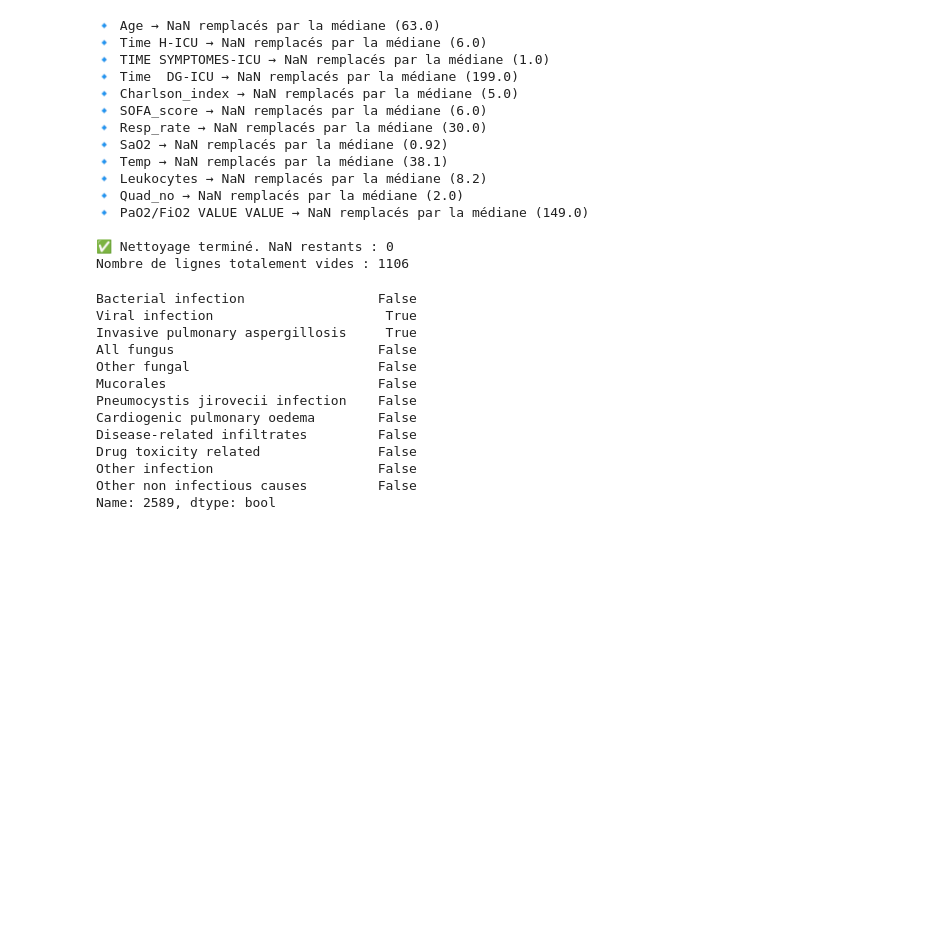
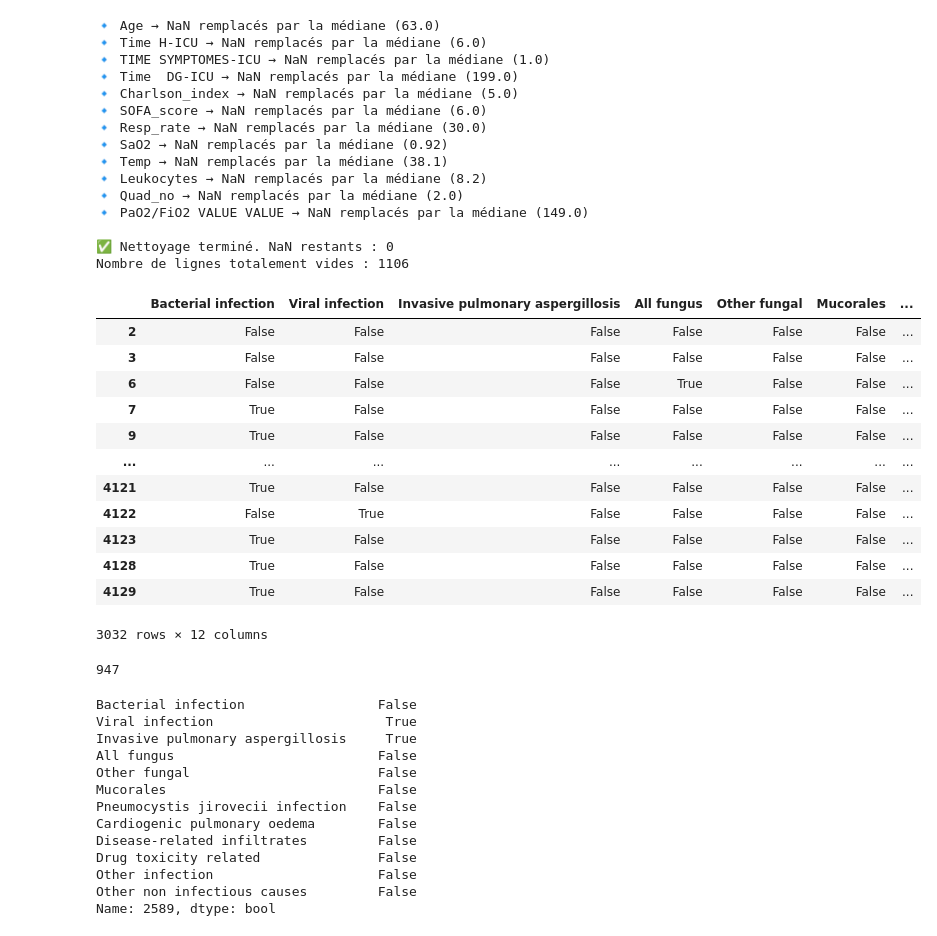
Before and after one commit to Romain-Forte/respiratory_diagnostics, a Jupyter notebook: bazea_dataset.ipynb, the cells around one changed output. Cells and saved outputs as stored; diff of their text form; code cells hidden in the pictures; blank space fills up the shorter version.

```diff
--- a/bazea_dataset.ipynb
+++ b/bazea_dataset.ipynb
@@ -88,6 +104,26 @@ grroh_clean_transform = pd.concat([grroh_features,grroh_diag],axis=1)
 
 ✅ Nettoyage terminé. NaN restants : 0
 Nombre de lignes totalement vides : 1106
+# %%
+grroh_diag
+# %% [output]
+|  | Bacterial infection | Viral infection | Invasive pulmonary aspergillosis | All fungus | Other fungal | Mucorales | ... |
+| 2 | False | False | False | False | False | False | ... |
+| 3 | False | False | False | False | False | False | ... |
+| 6 | False | False | False | True | False | False | ... |
+| 7 | True | False | False | False | False | False | ... |
+| 9 | True | False | False | False | False | False | ... |
+| ... | ... | ... | ... | ... | ... | ... | ... |
+| 4121 | True | False | False | False | False | False | ... |
+| 4122 | False | True | False | False | False | False | ... |
+| 4123 | True | False | False | False | False | False | ... |
+| 4128 | True | False | False | False | False | False | ... |
+| 4129 | True | False | False | False | False | False | ... |
+3032 rows × 12 columns
+# %%
+1106 - 159
+# %% [output]
+947
 # %%
 grroh_diag.iloc[1876]
 # %% [output]
```
Also changed, not shown: parts of 1 cell of this notebook, 8 other files.
